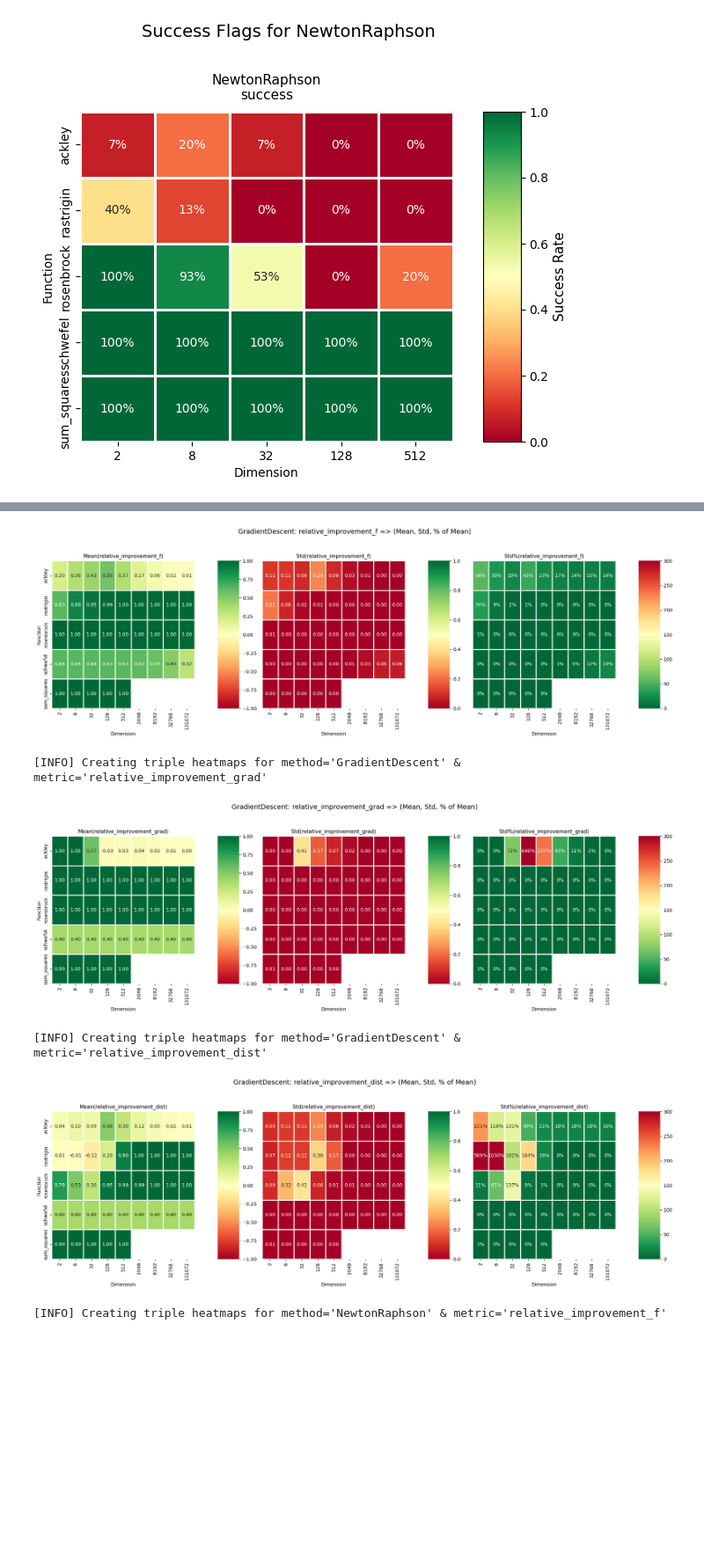
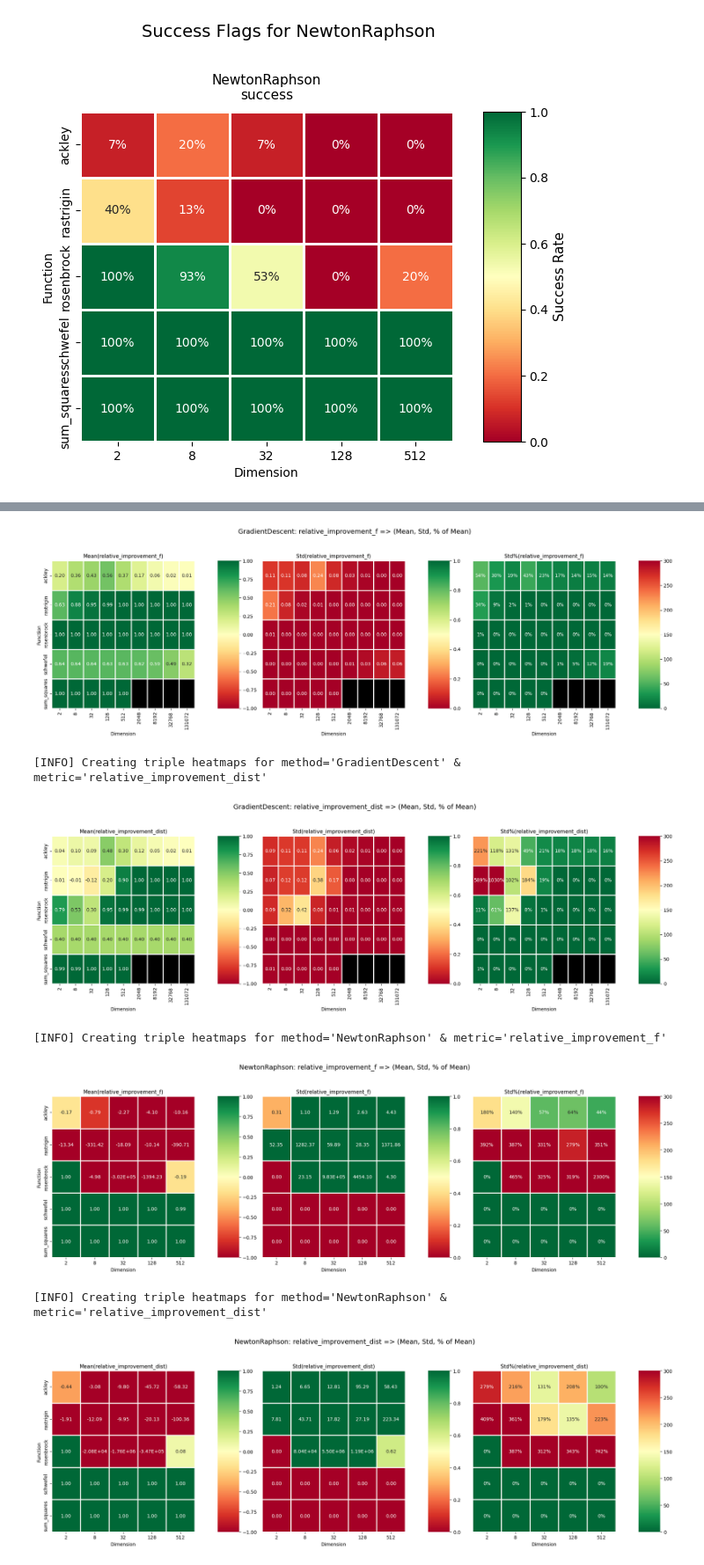
Before and after one commit to Ice-Citron/AAH-IA, a Jupyter notebook: Emma_Yukimocha_[v2].ipynb, the cells around one changed output, grey strips where cells are left out. Shown at 88% size. Saved outputs shown, nothing was run; the diff lists cells and outputs as text; code cells hidden in the pictures; blank space fills up the shorter version.

```diff
--- a/Emma_Yukimocha_[v2].ipynb
+++ b/Emma_Yukimocha_[v2].ipynb
@@ -1782,16 +1671,16 @@ def confusion_for_one_rel_metric(
     print(f"[INFO] Creating triple heatmaps for method='{method}' & metric='{rel_col}'")
 
     if rel_col not in df.columns:
-        print(f"[ERROR] Column '{rel_col}' not in CSV. Available:", df.columns.tolist())
+        print(f"[ERROR] Column '{rel_col}' not in CSV. Columns:", df.columns.tolist())
         return
 
-    # Filter rows for the chosen method
+    # Filter by method
     df_m = df[df["method"] == method].copy()
     if df_m.empty:
-        print(f"[WARNING] No rows found for method='{method}'. Nothing to plot.")
+        print(f"[WARNING] No rows for method='{method}'. Nothing to plot.")
         return
 
-    # 1) Group & aggregate
+    # 1) Group & aggregate => mean, std
     ag = (
         df_m.groupby(["function","dimension"], as_index=False)
             .agg(
@@ -1800,15 +1689,15 @@ def confusion_for_one_rel_metric(
             )
     )
 
-    # 2) Compute relative std => 100*(std / abs(mean))
-    epsilon = 1e-15
+    # 2) Relative std => 100*(std / abs(mean))
+    eps = 1e-15
     ag["metric_rel_std"] = np.where(
-        np.abs(ag["metric_mean"]) > epsilon,
-        100.0 * ag["metric_std"] / np.abs(ag["metric_mean"]),
+        np.abs(ag["metric_mean"]) > eps,
+        100.0 * ag["metric_std"]/np.abs(ag["metric_mean"]),
         np.nan
     )
 
-    # Round numerical storage (not for display)
+    # Round numeric storage
     ag["metric_mean"]    = ag["metric_mean"].round(4)
     ag["metric_std"]     = ag["metric_std"].round(4)
     ag["metric_rel_std"] = ag["metric_rel_std"].round(2)
@@ -1818,43 +1707,35 @@ def confusion_for_one_rel_metric(
     pivot_std  = ag.pivot(index="function", columns="dimension", values="metric_std")
     pivot_rel  = ag.pivot(index="function", columns="dimension", values="metric_rel_std")
 
-    # Figure with 3 heatmaps + colorbars
+    # We'll show: 1) Mean(...)  2) Std(...)  3) Std%(...)
     n_main_cols = 3
-    fig_width = 6*n_main_cols + 0.3*n_main_cols
+    fig_width   = 6*n_main_cols + 0.3*n_main_cols
     fig = plt.figure(figsize=(fig_width, 6))
+
     widths = []
     for _ in range(n_main_cols):
-        widths.append(1.0)   # main heatmap
-        widths.append(0.15) # cbar
+        widths.append(1.0)   # heatmap
+        widths.append(0.15) # colorbar
     gs = gridspec.GridSpec(nrows=1, ncols=n_main_cols*2, width_ratios=widths)
 
-    # Helper to format numbers: large => scientific, else => normal float
     def format_sci_or_float(x, is_percent=False):
-        """
-        If |x| >= 10_000 => use scientific e.g. 3.12E+09
-        Otherwise => normal float, e.g. 123.45
-        For relative std in percent => show e.g. '42%'
-        """
+        """If large => scientific; else normal float. If is_percent => e.g. '42%'."""
         if pd.isnull(x):
-            return ""
+            return "NaN"
         if is_percent:
-            # interpret 'x' as a percent value, e.g. 42.0 => '42%'
-            # if it's huge, show 3.12E+4% etc.
             abs_val = abs(x)
             if abs_val >= 10_000:
                 return f"{x:.2E}%"
             else:
                 return f"{x:.0f}%"
         else:
-            # normal numeric
             abs_val = abs(x)
             if abs_val >= 10_000:
-                return f"{x:.2E}"  # e.g. 3.12E+05
+                return f"{x:.2E}"
             else:
                 return f"{x:.2f}"
 
     def draw_heatmap(gs_col_base, pivot_data, title_str, cmap, vmin, vmax, is_percent=False):
-        """Helper to create (heatmap + colorbar) pair in the given columns."""
         ax_main = fig.add_subplot(gs[0, gs_col_base])
         ax_cb   = fig.add_subplot(gs[0, gs_col_base+1])
 
@@ -1864,20 +1745,31 @@ def confusion_for_one_rel_metric(
             ax_cb.axis("off")
             return
 
-        # Build string-based annotation DataFrame using our format
-        df_annot = pivot_data.astype(object).copy()
+        # Build annotation DataFrame
+        df_annot = pd.DataFrame(index=pivot_data.index, columns=pivot_data.columns, dtype=object)
         for r in df_annot.index:
             for c in df_annot.columns:
-                val = df_annot.at[r, c]
+                val = pivot_data.at[r, c]
                 df_annot.at[r, c] = format_sci_or_float(val, is_percent=is_percent)
 
+        # We'll create a mask for missing cells => black squares.
+        mask = pivot_data.isnull()
+
+        # Now the actual heatmap
         mesh = sns.heatmap(
             pivot_data, ax=ax_main,
-            cmap=cmap, annot=df_annot, fmt="",  # we provide string annotations
+            cmap=cmap, annot=df_annot, fmt="",  # we supply strings
             cbar=True, cbar_ax=ax_cb,
+            mask=mask,         # hides NaN from color scaling
+            # remove 'na_color' => older Seaborn doesn't support it
             vmin=vmin, vmax=vmax,
             linecolor="white", linewidths=1
         )
+
+        # The masked cells become transparent => underlying Axes facecolor is shown.
+        # So we set facecolor to black:
+        ax_main.set_facecolor("black")
+
         ax_main.set_title(title_str, fontsize=11)
         ax_main.set_xlabel("Dimension")
 
@@ -1908,7 +1800,7 @@ def confusion_for_one_rel_metric(
         is_percent=False
     )
 
-    # (C) Relative std (percentage)
+    # (C) Relative std => e.g. 0..300%
     draw_heatmap(
         gs_col_base=4,
         pivot_data=pivot_rel,
@@ -1933,45 +1825,50 @@ confusion_for_one_rel_metric(
     rel_col="relative_improvement_f"
 )
 
+"""
 # 1) GradientDescent, relative_improvement_grad
 confusion_for_one_rel_metric(
     csv_path=csv_file,
     method="GradientDescent",
     rel_col="relative_improvement_grad"
 )
+"""
 
 # 1) GradientDescent, relative_improvement_dist
 confusion_for_one_rel_metric(
     csv_path=csv_file,
     method="GradientDescent",
     rel_col="relative_improvement_dist"
 )
 
 # 2) NewtonRaphson, relative_improvement_f
 confusion_for_one_rel_metric(
     csv_path=csv_file,
     method="NewtonRaphson",
     rel_col="relative_improvement_f"
 )
 
+"""
 # 2) NewtonRaphson, relative_improvement_grad
 confusion_for_one_rel_metric(
     csv_path=csv_file,
     method="NewtonRaphson",
     rel_col="relative_improvement_grad"
 )
+"""
 
 # 2) NewtonRaphson, relative_improvement_dist
 confusion_for_one_rel_metric(
     csv_path=csv_file,
     method="NewtonRaphson",
     rel_col="relative_improvement_dist"
 )
 # %% [output]
 [INFO] Creating triple heatmaps for method='GradientDescent' & metric='relative_improvement_f'
-[figure, old version]
+[figure, new version]
-[INFO] Creating triple heatmaps for method='GradientDescent' & metric='relative_improvement_grad'
+[INFO] Creating triple heatmaps for method='GradientDescent' & metric='relative_improvement_dist'
-[figure, old version]
+[figure, new version]
-[INFO] Creating triple heatmaps for method='GradientDescent' & metric='relative_improvement_dist'
+[INFO] Creating triple heatmaps for method='NewtonRaphson' & metric='relative_improvement_f'
-[figure, old version]
+[figure, new version]
-[INFO] Creating triple heatmaps for method='NewtonRaphson' & metric='relative_improvement_f'
+[INFO] Creating triple heatmaps for method='NewtonRaphson' & metric='relative_improvement_dist'
+[figure, added]
```
Also changed, not shown: parts of 15 cells of this notebook.
